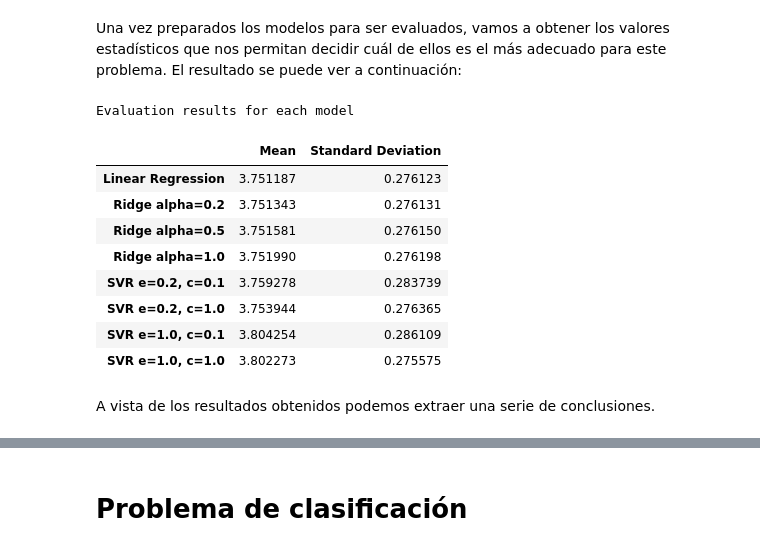
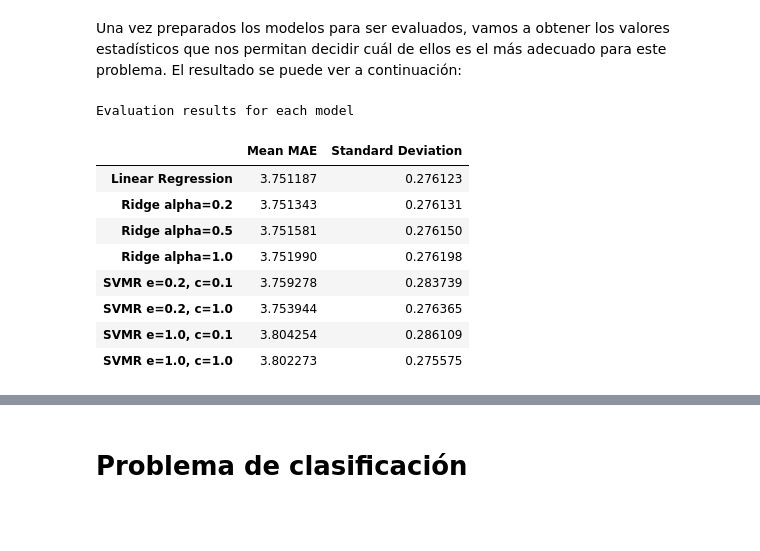
Before and after one commit to Vol0kin/ugr_aprendizaje_automatico, a Jupyter notebook: P3/memoria.ipynb, the cells around one changed output, grey strips where cells are left out. Cells and saved outputs as stored; diff of their text form; code cells hidden in the pictures; blank space fills up the shorter version.

```diff
--- a/P3/memoria.ipynb
+++ b/P3/memoria.ipynb
@@ -40,7 +40,10 @@ def read_data_values(in_file, separator=None):
 
     # Cargar los datos en un DataFrame
     # Se indica que la primera columna no es el header
-    df = pd.read_csv(in_file, sep=separator, header=None)
+    if separator == None:
+        df = pd.read_csv(in_file, header=None)
+    else:
+        df = pd.read_csv(in_file, sep=separator, header=None)
 
     return df
 # %% [markdown]
@@ -282,7 +286,7 @@ def create_ridge_pipelines(alpha):
     return pipelines
 
 
-def create_svr_pipelines(epsilon, c_list):
+def create_svmr_pipelines(epsilon, c_list):
     """
     Funcion para crear una lista de pipelines para SVM
     Regression con una pareja de epsilon y C para cada
@@ -352,7 +356,7 @@ def evaluate_models(models, X, y, cv=10, metric='neg_mean_absolute_error'):
 # %% [markdown]
 Con esto, ya podemos evaluar los modelos que hemos propuesto anteriormente y ver cuál sería el mejor. Pero antes, vamos a crear una función que nos permita visualizar la informacion referente a los resultados de evaluar los distntos modelos:
 # %%
-def print_evaluation_results(models, means, deviations):
+def print_evaluation_results(models, means, deviations, metric):
     """
     Funcion para mostrar por pantalla los resultados
     de la evaluacion
@@ -362,12 +366,13 @@ def print_evaluation_results(models, means, deviations):
                   evaluaciones
     :param deviations: Lista con los valores de las
                        desv. tipicas de las evaluaciones
+    :param metric: Metrica a evaluar
     """
 
     print('Evaluation results for each model')
 
     # Crear un DataFrame con el formato de salida
-    out_df = pd.DataFrame(index=models, columns=['Mean', 'Standard Deviation'],
+    out_df = pd.DataFrame(index=models, columns=[metric, 'Standard Deviation'],
                          data=[[mean, dev] for mean, dev in zip(means, deviations)])
     display(out_df)
 # %% [markdown]
@@ -377,40 +382,38 @@ Vamos a crear ahora los modelos que queremos evaluar con los hiperparámetros qu
 ridge_alpha = [0.2, 0.5, 1.0]
 
 # Crear listas con hiperparametros para SVR
-svr_epsilon = [0.2, 1.5]
-svr_c = [0.1, 1.0]
+svmr_epsilon = [0.2, 1.5]
+svmr_c = [0.1, 1.0]
 
 # Crear los nombres de los modelos
 model_names = ['Linear Regression', 'Ridge alpha=0.2',
                'Ridge alpha=0.5', 'Ridge alpha=1.0',
-               'SVR e=0.2, c=0.1', 'SVR e=0.2, c=1.0',
-               'SVR e=1.0, c=0.1', 'SVR e=1.0, c=1.0']
+               'SVMR e=0.2, c=0.1', 'SVMR e=0.2, c=1.0',
+               'SVMR e=1.0, c=0.1', 'SVMR e=1.0, c=1.0']
 
 # Crear pipelines para cada modelo
 reg_pipe = [make_pipeline(StandardScaler(), LinearRegression())]
 ridge_pipe = create_ridge_pipelines(ridge_alpha)
-svr_pipe = create_svr_pipelines(svr_epsilon, svr_c)
+svmr_pipe = create_svmr_pipelines(svmr_epsilon, svmr_c)
 
 # Juntar todos los pipelines en una lista con los modelos
-models = reg_pipe + ridge_pipe + svr_pipe
+models = reg_pipe + ridge_pipe + svmr_pipe
 # %% [markdown]
 Una vez preparados los modelos para ser evaluados, vamos a obtener los valores estadísticos que nos permitan decidir cuál de ellos es el más adecuado para este problema. El resultado se puede ver a continuación:
 # %%
 # Obtener valores medios y desviaciones de las evaluaciones
 means, deviations = evaluate_models(models, X_train, y_train)
 
 # Mostrar valores por pantalla
-print_evaluation_results(model_names, means, deviations)
+print_evaluation_results(model_names, means, deviations, 'Mean MAE')
 # %% [output]
 Evaluation results for each model
-|  | Mean | Standard Deviation |
+|  | Mean MAE | Standard Deviation |
 | Linear Regression | 3.751187 | 0.276123 |
 | Ridge alpha=0.2 | 3.751343 | 0.276131 |
 | Ridge alpha=0.5 | 3.751581 | 0.276150 |
 | Ridge alpha=1.0 | 3.751990 | 0.276198 |
-| SVR e=0.2, c=0.1 | 3.759278 | 0.283739 |
-| SVR e=0.2, c=1.0 | 3.753944 | 0.276365 |
-| SVR e=1.0, c=0.1 | 3.804254 | 0.286109 |
-| SVR e=1.0, c=1.0 | 3.802273 | 0.275575 |
+| SVMR e=0.2, c=0.1 | 3.759278 | 0.283739 |
+| SVMR e=0.2, c=1.0 | 3.753944 | 0.276365 |
+| SVMR e=1.0, c=0.1 | 3.804254 | 0.286109 |
+| SVMR e=1.0, c=1.0 | 3.802273 | 0.275575 |
-# %% [markdown]
-A vista de los resultados obtenidos podemos extraer una serie de conclusiones.
```
Also changed, not shown: parts of 38 cells of this notebook.
